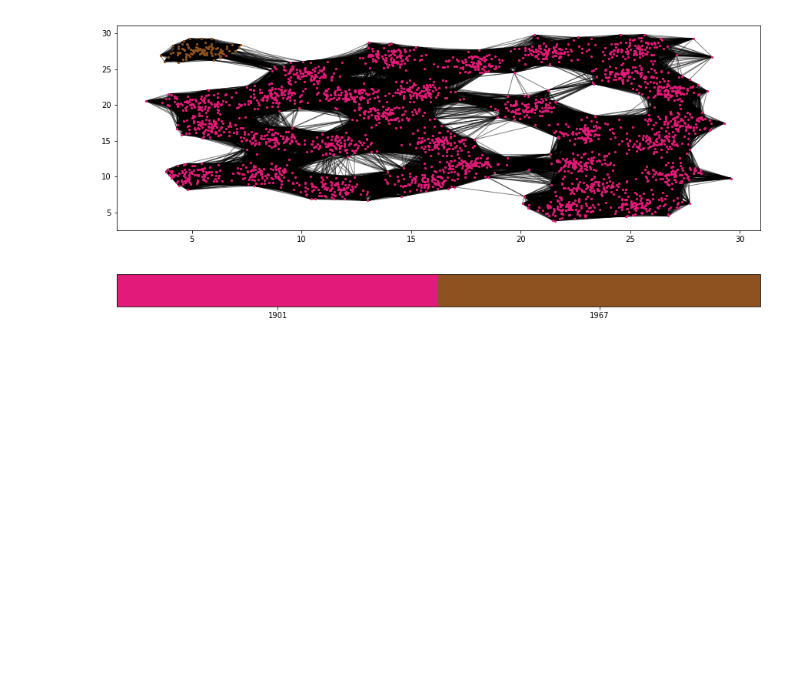
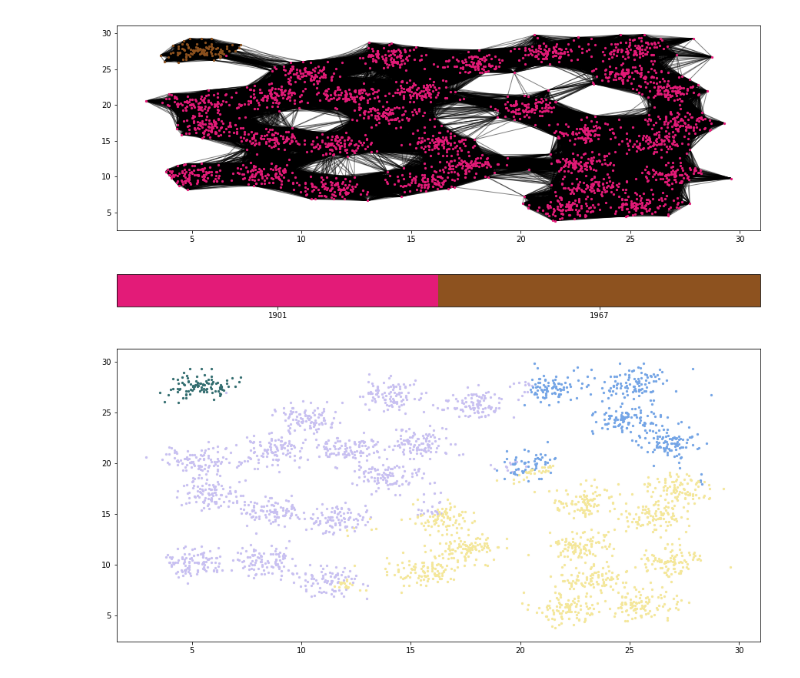
Before and after one commit to barbafrank/LCP_projects_Y2, a Jupyter notebook: Clustering2.ipynb, the cells around one changed output. Drawn from its saved outputs; the diff is of its cells as text; code cells hidden in the pictures; blank space fills up the shorter version.

Commit message:
updated clustering 4

```diff
--- a/Clustering2.ipynb
+++ b/Clustering2.ipynb
@@ -172,3 +172,8 @@ clusters = cluster(A, L_T, measure, order)
 pos, _ = plotNetworkClusters(A_mat, list(clusters.astype(int)), 5, draw_edges=True, pos=positions)
 # %% [output]
 [figure]
+# %%
+clusters = cluster4(L_T)
+plotNetworkClusters(A_mat, list(clusters.astype(int)), 5, draw_edges=False, pos=positions, cbar=False)
+# %% [output]
+[figure, added]
```
Also changed, not shown: 2 other files.
